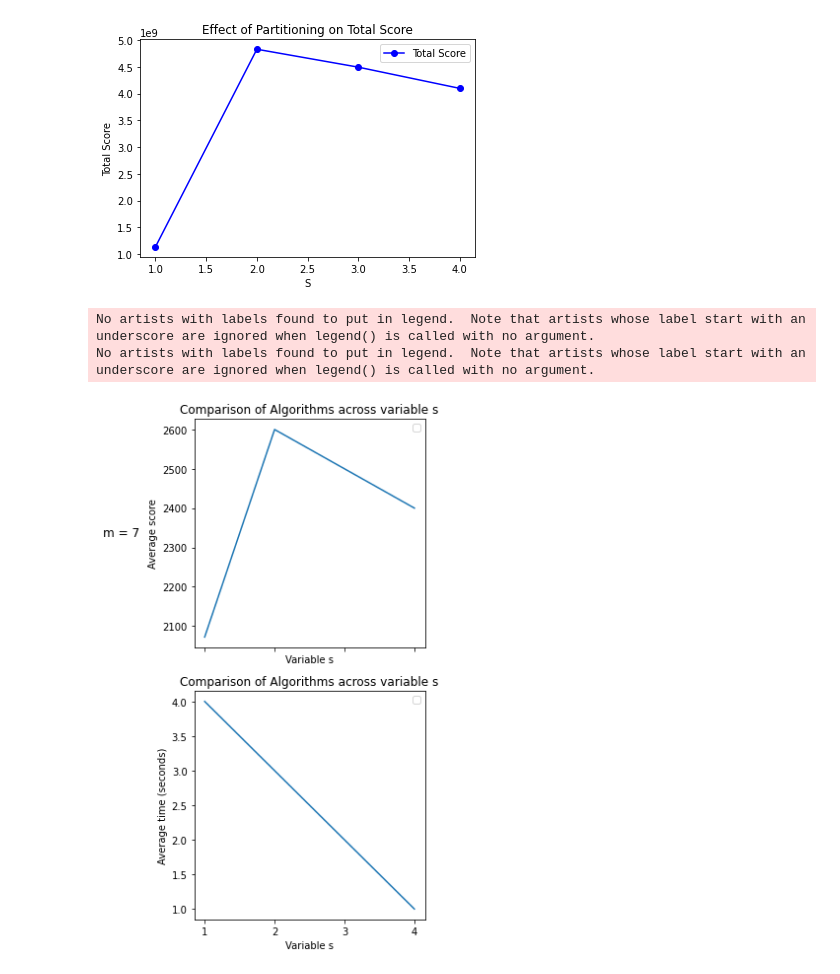
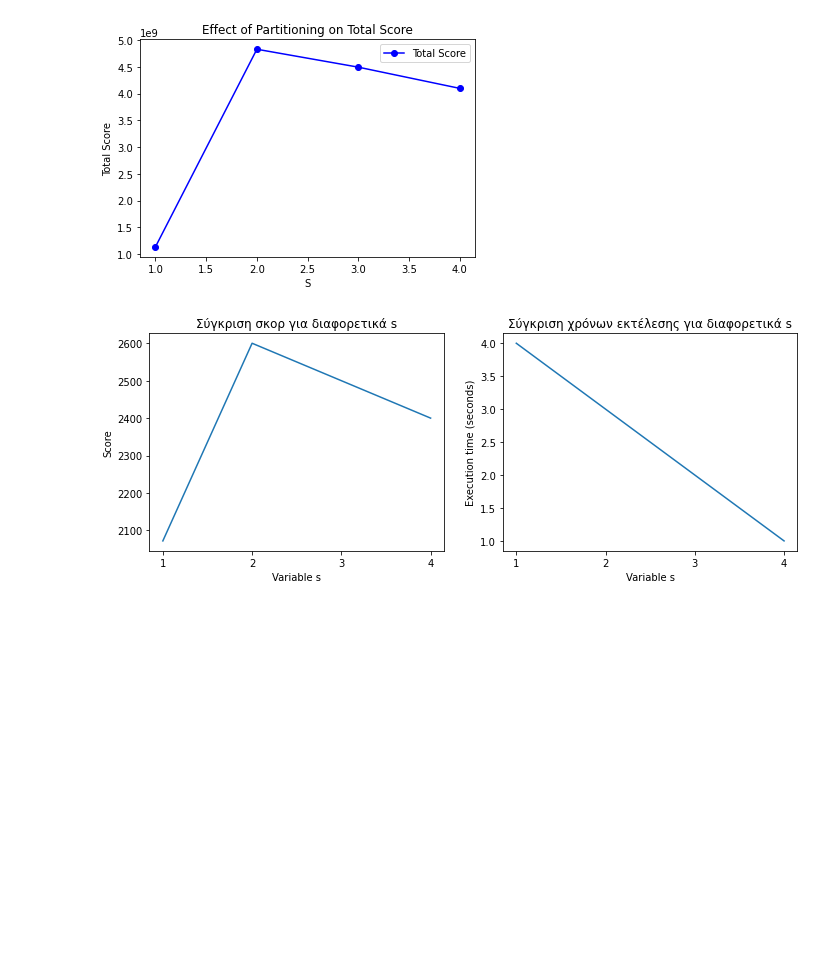
Before and after one commit to stathiskaps/PTOPTW, a Jupyter notebook: plotting.ipynb, the cells around one changed output. Drawn from its saved outputs; the diff is of its cells as text; code cells hidden in the pictures; blank space fills up the shorter version.

```diff
--- a/plotting.ipynb
+++ b/plotting.ipynb
@@ -378,54 +378,52 @@ instances = ['pr01', 'pr02', 'pr03', 'pr04', 'pr05', 'pr06', 'pr07', 'pr08', 'pr
 # caption = caption = 'Figure 1: Comparison of score and execution time across s values for '+instance+', m='+str(m)
 
 # Create a figure with two subplots
-fig, axs = plt.subplots(2, figsize=(4, 8), sharex=True)
+fig, (ax1, ax2) = plt.subplots(1, 2, figsize=(12, 4))
 
 
 # instances = csv1['instance'].unique()
 # instances = instances[instances != 'c101']  # create a new array without the element 3
 
 pad = 5
 
 
 scores = [2072, 2600, 2500, 2400]
 
 times = [4, 3, 2, 1]
 
 
 cc = ['#1f77b4', '#ff7f0e', '#2ca02c', '#d62728']
 
 
-axs[0].plot(range(1, 5), scores)
-axs[0].set_xlabel('Variable s')
-axs[0].set_ylabel('Average score')
-axs[0].set_title('Comparison of Algorithms across variable s')
-axs[0].legend()
+ax1.plot(range(1, 5), scores)
+ax1.set_xlabel('Variable s')
+ax1.set_ylabel('Score')
+ax1.set_title('Σύγκριση σκορ για διαφορετικά s')
+# ax1.legend()
 
-axs[1].plot(range(1, 5), times)
-axs[1].set_xlabel('Variable s')
-axs[1].set_ylabel('Average time (seconds)')
-axs[1].set_title('Comparison of Algorithms across variable s')
-axs[1].legend()
+ax2.plot(range(1, 5), times)
+ax2.set_xlabel('Variable s')
+ax2.set_ylabel('Execution time (seconds)')
+ax2.set_title('Σύγκριση χρόνων εκτέλεσης για διαφορετικά s')
+# ax2.legend()
 
-axs[0].set_xticks(range(1,5))
-axs[1].set_xticks(range(1,5))
+ax1.set_xticks(range(1,5))
+ax2.set_xticks(range(1,5))
 
-axs[0].annotate('m = 7', xy=(0, 0.5), xytext=(-axs[0].yaxis.labelpad - pad, 0),
-            xycoords=axs[0].yaxis.label, textcoords='offset points',
-            size='large', ha='right', va='center')
+# ax1.annotate('m = 7', xy=(0, 0.5), xytext=(-axs[0].yaxis.labelpad - pad, 0),
+#             xycoords=axs[0].yaxis.label, textcoords='offset points',
+#             size='large', ha='right', va='center')
 # for ax, row in zip(axs[:], rows):
 #     ax.annotate('m = 7', xy=(0, 0.5), xytext=(-ax.yaxis.labelpad - pad, 0),
 #                 xycoords=ax.yaxis.label, textcoords='offset points',
 #                 size='large', ha='right', va='center')
 
-# Adjust the spacing between subplots
-fig.tight_layout()
+# # Adjust the spacing between subplots
+# fig.tight_layout()
 
 fig.subplots_adjust(left=0.15)
 
 # display the plot
 plt.show()
 # %% [output]
-No artists with labels found to put in legend.  Note that artists whose label start with an underscore are ignored when legend() is called with no argument.
-No artists with labels found to put in legend.  Note that artists whose label start with an underscore are ignored when legend() is called with no argument.
-[figure, old version]
+[figure, new version]
```
Also changed, not shown: 1 other file.
